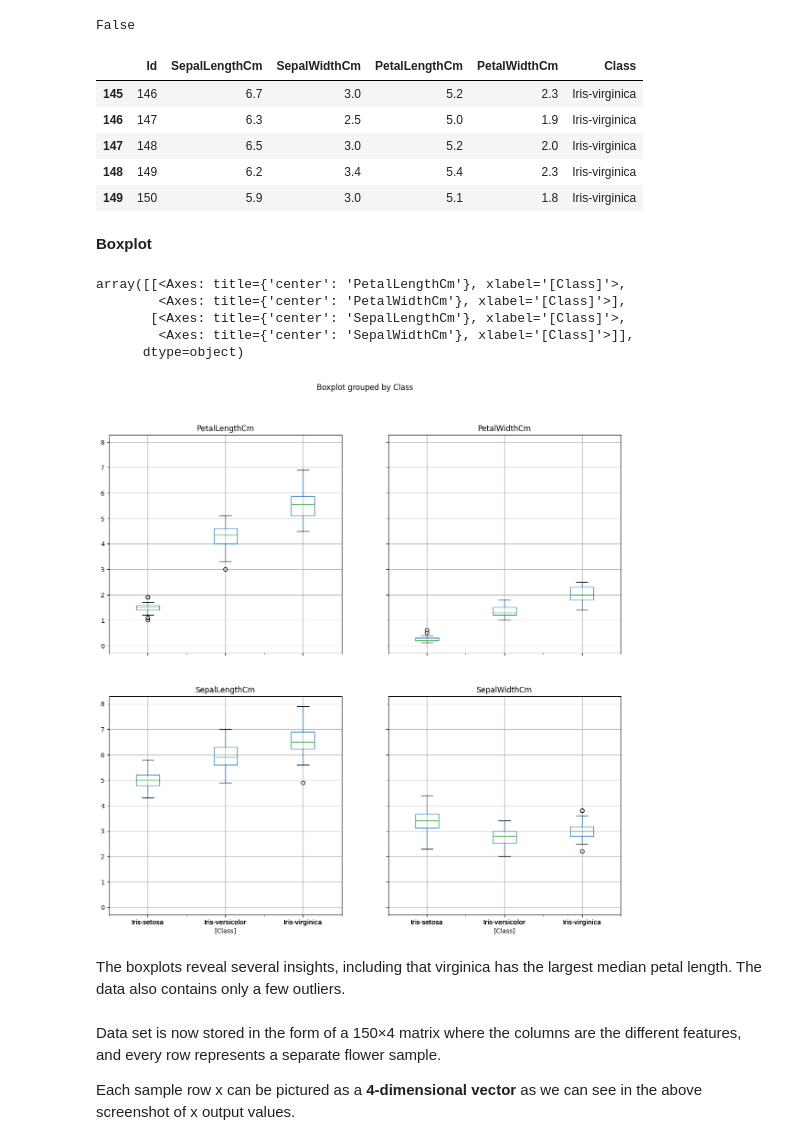
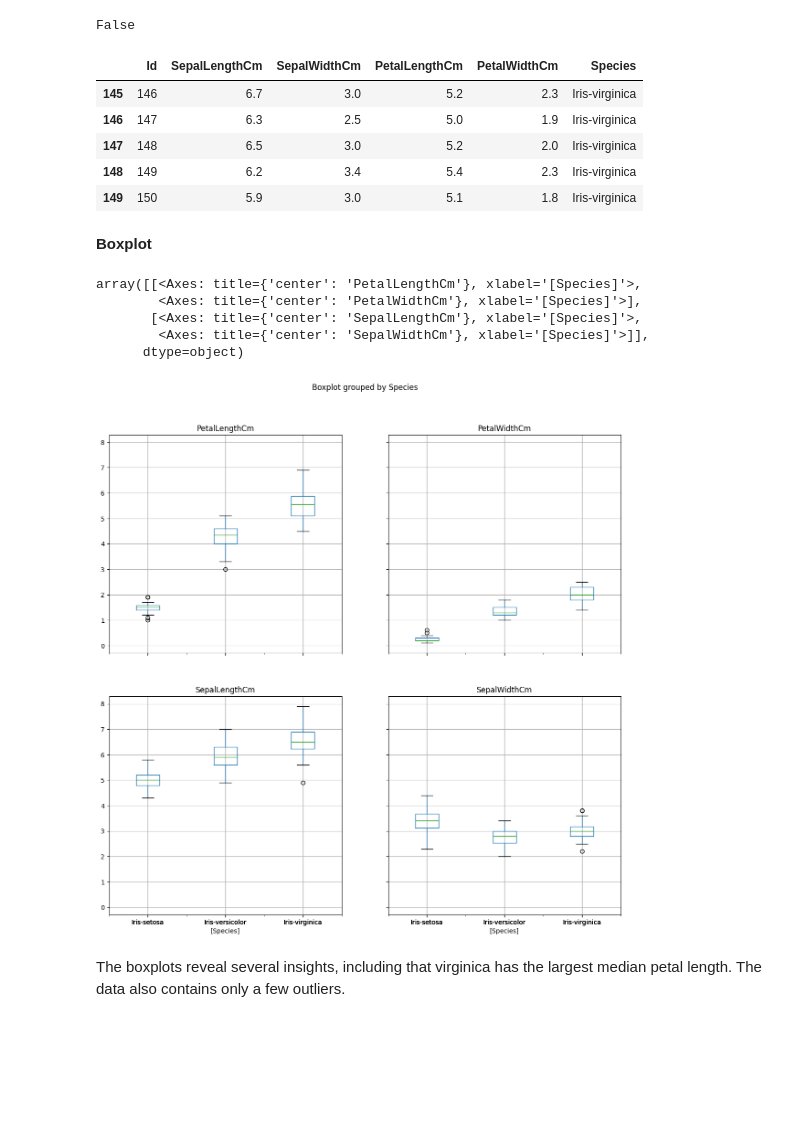
Before and after one commit to faiggafarov/PCA-Eigenvector, a Jupyter notebook: pca_using_eigenvector.ipynb, the cells around one changed output. Drawn from its saved outputs; the diff is of its cells as text; code cells hidden in the pictures; blank space fills up the shorter version.

```diff
--- a/pca_using_eigenvector.ipynb
+++ b/pca_using_eigenvector.ipynb
@@ -22,7 +22,7 @@ Index(['Id', 'SepalLengthCm', 'SepalWidthCm', 'PetalLengthCm', 'PetalWidthCm',
        'Species'],
       dtype='object')
 # %%
-df.columns=['Id', 'SepalLengthCm', 'SepalWidthCm', 'PetalLengthCm', 'PetalWidthCm', 'Class']
+df.columns=['Id', 'SepalLengthCm', 'SepalWidthCm', 'PetalLengthCm', 'PetalWidthCm', 'Species']
 # %%
 df.head()
 # %% [output]
@@ -62,7 +62,7 @@ False
 # %%
 df.tail()
 # %% [output]
-|  | Id | SepalLengthCm | SepalWidthCm | PetalLengthCm | PetalWidthCm | Class |
+|  | Id | SepalLengthCm | SepalWidthCm | PetalLengthCm | PetalWidthCm | Species |
 | 145 | 146 | 6.7 | 3.0 | 5.2 | 2.3 | Iris-virginica |
 | 146 | 147 | 6.3 | 2.5 | 5.0 | 1.9 | Iris-virginica |
 | 147 | 148 | 6.5 | 3.0 | 5.2 | 2.0 | Iris-virginica |
@@ -73,14 +73,14 @@ df = df.drop(columns=['Id'])
 # %% [markdown]
 **Boxplot**
 # %%
-df.boxplot(by="Class", layout=(2, 2), figsize=(14, 14))
+df.boxplot(by="Species", layout=(2, 2), figsize=(14, 14))
 # %% [output]
-array([[<Axes: title={'center': 'PetalLengthCm'}, xlabel='[Class]'>,
-        <Axes: title={'center': 'PetalWidthCm'}, xlabel='[Class]'>],
-       [<Axes: title={'center': 'SepalLengthCm'}, xlabel='[Class]'>,
-        <Axes: title={'center': 'SepalWidthCm'}, xlabel='[Class]'>]],
+array([[<Axes: title={'center': 'PetalLengthCm'}, xlabel='[Species]'>,
+        <Axes: title={'center': 'PetalWidthCm'}, xlabel='[Species]'>],
+       [<Axes: title={'center': 'SepalLengthCm'}, xlabel='[Species]'>,
+        <Axes: title={'center': 'SepalWidthCm'}, xlabel='[Species]'>]],
       dtype=object)
-[figure, old version]
+[figure, new version]
 # %% [markdown]
 The boxplots reveal several insights, including that virginica has the largest median petal length. The data also contains only a few outliers.
 # %%
@@ -88,7 +88,3 @@ X = df.iloc[:,0:4].values
 y = df.iloc[:,4].values
 # %%
 X.shape, y.shape;
-# %% [markdown]
-Data set is now stored in the form of a 150×4 matrix where the columns are the different features, and every row represents a separate flower sample.
-
-Each sample row x can be pictured as a **4-dimensional vector** as we can see in the above screenshot of x output values.
```
Also changed, not shown: parts of 55 cells of this notebook.
